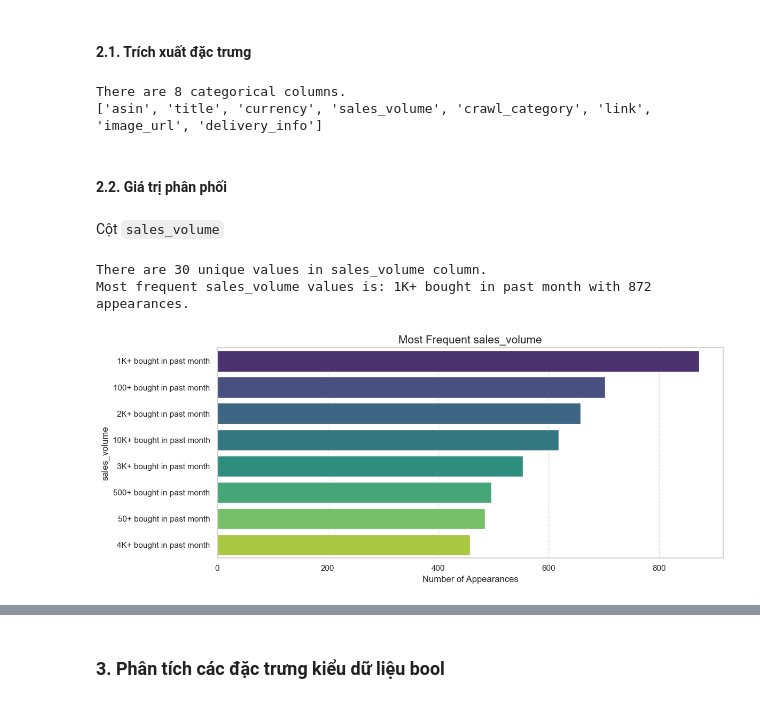
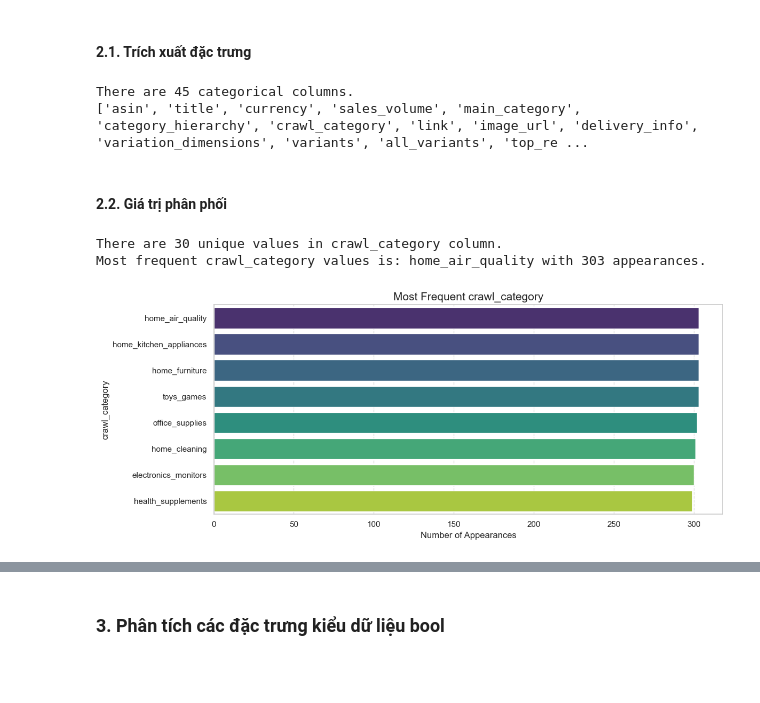
Before and after one commit to Hutaph/LAB01_Data_Visualization, a Jupyter notebook: notebook/data_exploration.ipynb, the cells around one changed output, grey strips where cells are left out. Saved outputs shown, nothing was run; the diff lists cells and outputs as text; code cells hidden in the pictures; blank space fills up the shorter version.

```diff
--- a/notebook/data_exploration.ipynb
+++ b/notebook/data_exploration.ipynb
@@ -334,0 +237,7 @@ Các biến đang sai định dạng so với ý nghĩa
+# %%
+path = "../data/Processed/amazon_products_viz.csv"
+try:
+    df_processed = pd.read_csv(path)
+    print("[SUCCESS]: Loading dataset successful")
+except Exception as e:
+    print(f"[ERROR]: Loading dataset fail: {e}")
@@ -475,12 +534,16 @@ plot_numerical_distribution_and_boxplot(numeric_cols[2], 2)
 # %% [markdown]
 #### 2.1. Trích xuất đặc trưng
 # %%
-categorical_cols = df.select_dtypes(include=['object', 'string']).columns.tolist()
+categorical_cols = df_processed.select_dtypes(include=['object', 'string']).columns.tolist()
 print(f"There are {len(categorical_cols)} categorical columns.")
 print(categorical_cols)
 # %% [output]
-There are 8 categorical columns.
-['asin', 'title', 'currency', 'sales_volume', 'crawl_category', 'link', 'image_url', 'delivery_info']
+There are 45 categorical columns.
+['asin', 'title', 'currency', 'sales_volume', 'main_category', 'category_hierarchy', 'crawl_category', 'link', 'image_url', 'delivery_info', 'variation_dimensions', 'variants', 'all_variants', 'top_re ...
+# %%
+categorical_cols_important = [
+    'crawl_category',
+]
 # %% [markdown]
 #### 2.2. Giá trị phân phối
 # %%
@@ -496,16 +559,14 @@ def plot_categorical_distribution(col_count, col_name, top_n=5):
     plt.grid(axis='x', linestyle='--', alpha=0.7)
     plt.tight_layout()
     plt.show()
-# %% [markdown]
-Cột `sales_volume`
 # %%
 
-unique = df[categorical_cols[3]].nunique()
-counts = df[categorical_cols[3]].value_counts()
-print(f'There are {unique} unique values in {categorical_cols[3]} column.')
-print(f'Most frequent {categorical_cols[3]} values is: {counts.idxmax()} with {counts.max()} appearances.')
-plot_categorical_distribution(counts, categorical_cols[3], top_n = 8)
+unique = df_processed[categorical_cols_important[0]].nunique()
+counts = df_processed[categorical_cols_important[0]].value_counts()
+print(f'There are {unique} unique values in {categorical_cols_important[0]} column.')
+print(f'Most frequent {categorical_cols_important[0]} values is: {counts.idxmax()} with {counts.max()} appearances.')
+plot_categorical_distribution(counts, categorical_cols_important[0], top_n = 8)
 # %% [output]
-There are 30 unique values in sales_volume column.
-Most frequent sales_volume values is: 1K+ bought in past month with 872 appearances.
+There are 30 unique values in crawl_category column.
+Most frequent crawl_category values is: home_air_quality with 303 appearances.
-[figure, old version]
+[figure, new version]
```
Also changed, not shown: parts of 49 cells of this notebook.
